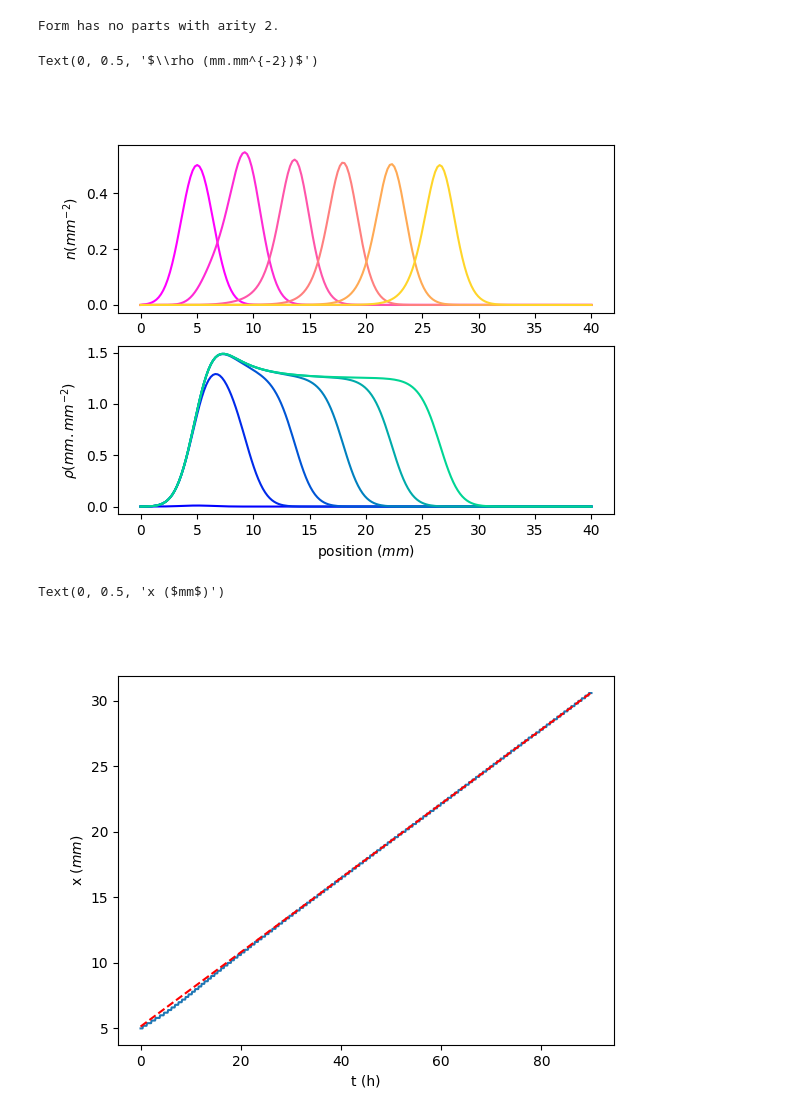
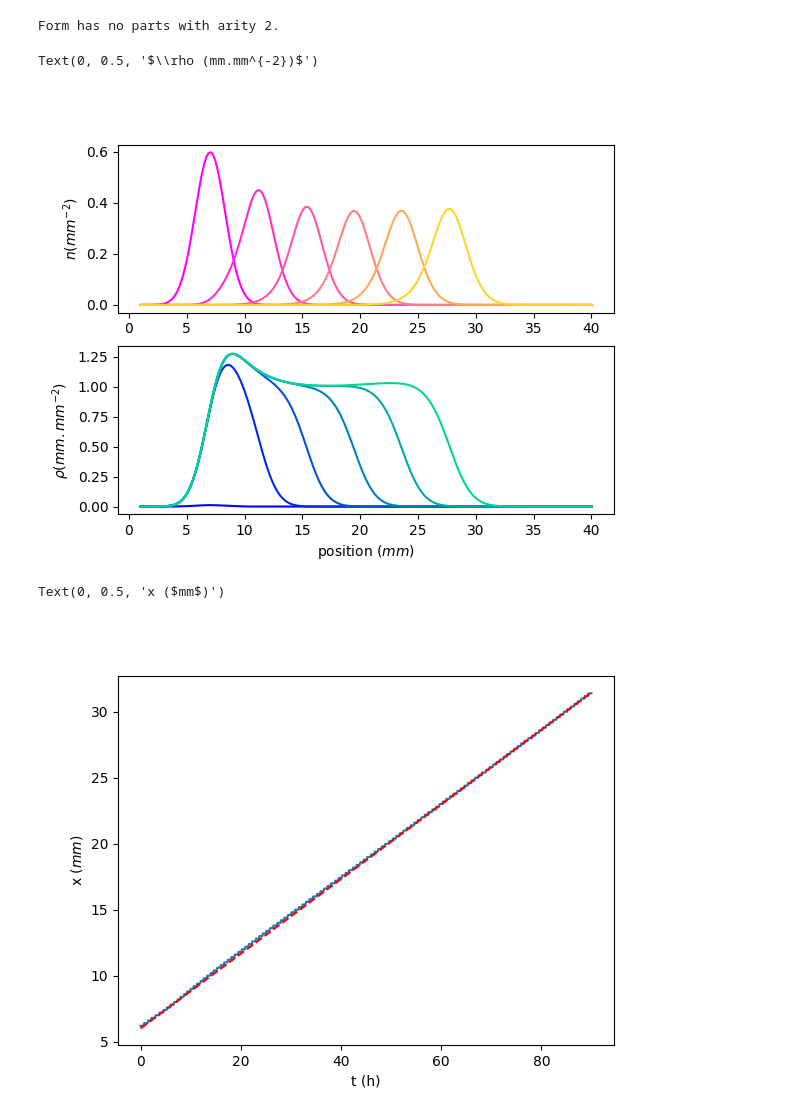
Before and after one commit to Cocopyth/model_integration, a Jupyter notebook: FigureS9D.ipynb, the cells around one changed output. Saved outputs shown, nothing was run; the diff lists cells and outputs as text; code cells hidden in the pictures.

Commit message:
changed to polar coordinates

```diff
--- a/FigureS9D.ipynb
+++ b/FigureS9D.ipynb
@@ -5,7 +5,6 @@ import numpy as nump
 import matplotlib as mpl
 import matplotlib.pyplot as plt
 import os
-
 
 plt.close("all")
 set_log_active(False)
@@ -17,7 +16,7 @@ cmap = mpl.cm.get_cmap("winter")
 Length = 40.0
 nx = 200
 nT = 900
-mesh = IntervalMesh(nx, 0, Length)
+mesh = IntervalMesh(nx, 1, Length)
 P1 = FiniteElement('P', interval, 1)
 element = MixedElement([P1, P1])
 V = FunctionSpace(mesh, element)
@@ -28,8 +27,10 @@ dt = T/nT
 alphval = 0.039
 cval = 0.6
 # Define the initial condition
-u0 = Expression(('0.5*exp(-0.25*pow(abs(x[0]-5),2))',0), degree=1)
-
+u0 = Expression(('0.6*exp(-0.3*pow(abs(x[0]-7),2))',0), degree=1)
+rexp = Expression(('1/x[0]',0),degree=1)
+r = interpolate(rexp, V)
+invr, _ = split(r)
 
 u_n = interpolate(u0, V)
 u = Function (V)
@@ -44,15 +45,19 @@ alpha = Constant(alphval)
 D = Constant(0.02)
 
 n_mid = 0.5*(n_n + n)
-v_s = Constant((0.235,))
+v_sval = 0.235
+v_s = Constant((v_sval,))
 
 
 
 F = n*v_1*dx - n_n*v_1*dx
 #Diffusion coefficient
 F += D*dot(grad(n), grad(v_1))*dt*dx
+# To account for cylindrical coordinates
+F += invr*D*dot(grad(n), Constant((1,)))*v_1*dt*dx
 F += dt*dot(grad(n_mid),v_s)*v_1*dx
-
+# To account for cylindrical coordinates
+F += invr*dt*n_mid*Constant(v_sval)*v_1*dx
 
 F -=dt*s_scal*n*v_2*dx-(rho-rho_n)*v_2*dx
 F += beta*v_1*rho**2*(n)*dt*dx
@@ -60,41 +65,44 @@ F -= alpha*(n)*v_1*dt*dx
 # Apply the boundary conditions
 u_L = (Constant(0.0),Constant(0.0))
 u_R = (Constant(0.0),Constant(0.0))
-bc_L = DirichletBC(V, u_L, 'near(x[0], 0.0)')
+bc_L = DirichletBC(V, u_L, 'near(x[0], 1.0)')
 bc_R = DirichletBC(V, u_R, f'near(x[0], {Length})')
 bcs = [bc_L, bc_R]
 
+# bc = PeriodicBC(V, Boundary())# Solve the problem
 t = 0.0
 a, L = lhs(F), rhs(F)
 V2 = FunctionSpace(mesh, 'P', 1)
-X = nump.linspace(0,Length,nx)
+X = nump.linspace(1,Length,nx)
 poss = []
 
 fix,axs = plt.subplots(2,1)
 i=0
 for t in nump.linspace(0,T,nT):
 
     solve(F==0, u,bcs)
     u_n.assign(u)
     _n, _rho= u.split()
     n_field = interpolate(_n, V2)
     if i%150==0:
         rho_field = interpolate(_rho, V2)
         axs[0].plot(X,[n_field(x) for x in X],color=cmap2(t/T))
         axs[1].plot(X,[rho_field(x) for x in X],color=cmap(t/T))
     poss.append(nump.argmax([n_field(x) for x in X]))
     i+=1
     # break
 axs[0].set_xlabel('')
 axs[0].set_ylabel('$n (mm^{-2})$')
 
+# axs[2].set_xlabel('position (x)')
+# axs[2].set_ylabel('$n_p$')
 
 axs[1].set_xlabel('position ($mm$)')
 axs[1].set_ylabel(r'$\rho (mm.mm^{-2})$')
 # %% [output]
 Form has no parts with arity 2.
 Text(0, 0.5, '$\\rho (mm.mm^{-2})$')
-[figure, old version]
+[figure, new version]
 # %%
 x = nump.linspace(0,T,nT)
 y = nump.array(poss)*Length/nx
@@ -109,4 +117,4 @@ ax.set_xlabel('t (h)')
 ax.set_ylabel('x ($mm$)')
 # %% [output]
 Text(0, 0.5, 'x ($mm$)')
-[figure, old version]
+[figure, new version]
```
Also changed, not shown: 10 other files.
